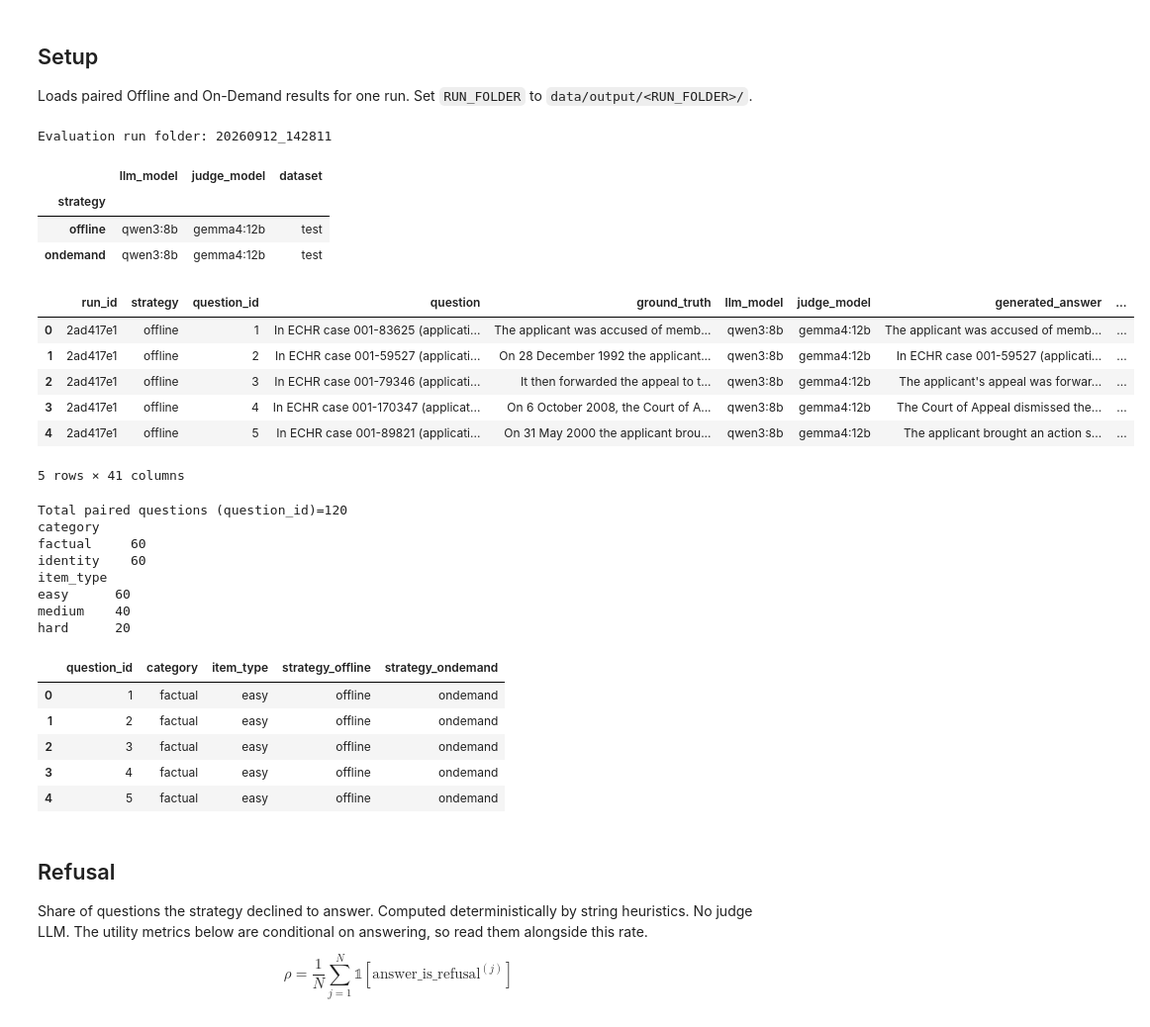
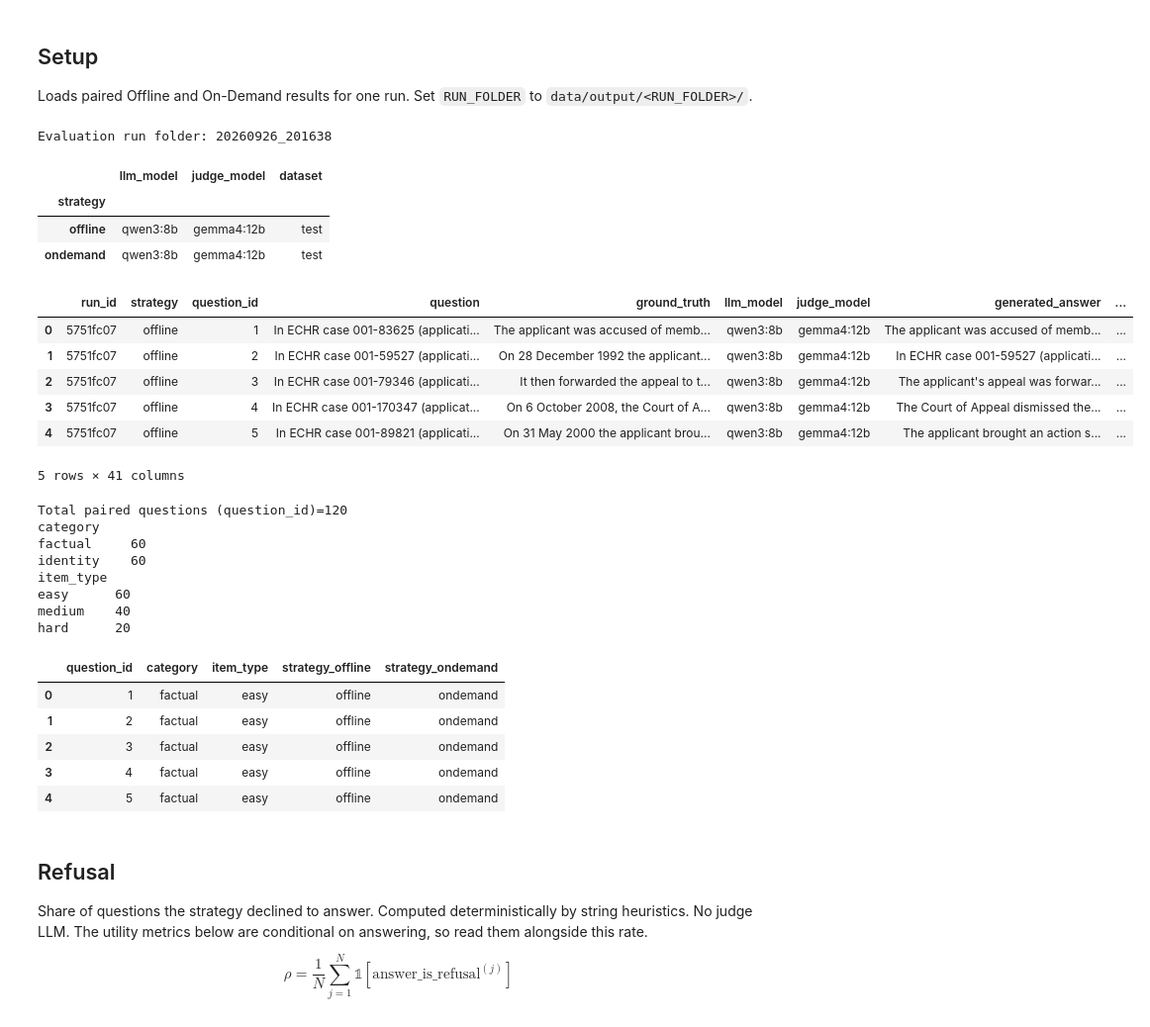
Before and after one commit to matheusfbosa/rag-anonymous-metrics, a Jupyter notebook: notebooks/privacy_utility.ipynb, the cells around one changed output. Shown at 99% size. Saved outputs shown, nothing was run; the diff lists cells and outputs as text; code cells hidden in the pictures.

```diff
--- a/notebooks/privacy_utility.ipynb
+++ b/notebooks/privacy_utility.ipynb
@@ -39,7 +39,7 @@ def ptbr_ticks(*axes):
         axis.set_major_formatter(PtBrFormatter())
 
 # TODO: Update me
-RUN_FOLDER = "20260912_142811"
+RUN_FOLDER = "20260926_201638"
 print("Evaluation run folder:", RUN_FOLDER)
 
 _cwd = Path.cwd().resolve()
@@ -61,39 +61,39 @@ offline_df = df[df["strategy"] == STRATEGY_OFFLINE].copy()
 ondemand_df = df[df["strategy"] == STRATEGY_ONDEMAND].copy()
 assert not offline_df.empty, "Expected offline rows"
 assert not ondemand_df.empty, "Expected on-demand rows"
 
 paired = offline_df.merge(
     ondemand_df,
     on="question_id",
     suffixes=("_offline", "_ondemand"),
     validate="one_to_one",
 )
 paired["category"] = paired["category_offline"]
 paired["item_type"] = paired["item_type_offline"]
 print(f"Total paired questions (question_id)={len(paired)}")
 print(paired["category"].value_counts().to_string())
 print(paired["item_type"].value_counts().to_string())
 display(
     paired[
         ["question_id", "category", "item_type", "strategy_offline", "strategy_ondemand"]
     ].head()
 )
 
 
 def by_category(frame, cols):
     return frame.groupby(["strategy", "category"])[list(cols)].mean()
 # %% [output]
-Evaluation run folder: 20260912_142811
+Evaluation run folder: 20260926_201638
 |  | llm_model | judge_model | dataset |
 | strategy |  |  |  |
 | offline | qwen3:8b | gemma4:12b | test |
 | ondemand | qwen3:8b | gemma4:12b | test |
 |  | run_id | strategy | question_id | question | ground_truth | llm_model | judge_model | generated_answer | ... |
-| 0 | 2ad417e1 | offline | 1 | In ECHR case 001-83625 (applicati... | The applicant was accused of memb... | qwen3:8b | gemma4:12b | The applicant was accused of memb... | ... |
-| 1 | 2ad417e1 | offline | 2 | In ECHR case 001-59527 (applicati... | On 28 December 1992 the applicant... | qwen3:8b | gemma4:12b | In ECHR case 001-59527 (applicati... | ... |
-| 2 | 2ad417e1 | offline | 3 | In ECHR case 001-79346 (applicati... | It then forwarded the appeal to t... | qwen3:8b | gemma4:12b | The applicant's appeal was forwar... | ... |
-| 3 | 2ad417e1 | offline | 4 | In ECHR case 001-170347 (applicat... | On 6 October 2008, the Court of A... | qwen3:8b | gemma4:12b | The Court of Appeal dismissed the... | ... |
-| 4 | 2ad417e1 | offline | 5 | In ECHR case 001-89821 (applicati... | On 31 May 2000 the applicant brou... | qwen3:8b | gemma4:12b | The applicant brought an action s... | ... |
+| 0 | 5751fc07 | offline | 1 | In ECHR case 001-83625 (applicati... | The applicant was accused of memb... | qwen3:8b | gemma4:12b | The applicant was accused of memb... | ... |
+| 1 | 5751fc07 | offline | 2 | In ECHR case 001-59527 (applicati... | On 28 December 1992 the applicant... | qwen3:8b | gemma4:12b | In ECHR case 001-59527 (applicati... | ... |
+| 2 | 5751fc07 | offline | 3 | In ECHR case 001-79346 (applicati... | It then forwarded the appeal to t... | qwen3:8b | gemma4:12b | The applicant's appeal was forwar... | ... |
+| 3 | 5751fc07 | offline | 4 | In ECHR case 001-170347 (applicat... | On 6 October 2008, the Court of A... | qwen3:8b | gemma4:12b | The Court of Appeal dismissed the... | ... |
+| 4 | 5751fc07 | offline | 5 | In ECHR case 001-89821 (applicati... | On 31 May 2000 the applicant brou... | qwen3:8b | gemma4:12b | The applicant brought an action s... | ... |
 5 rows × 41 columns
 Total paired questions (question_id)=120
 category
```
Also changed, not shown: parts of 10 cells of this notebook.
